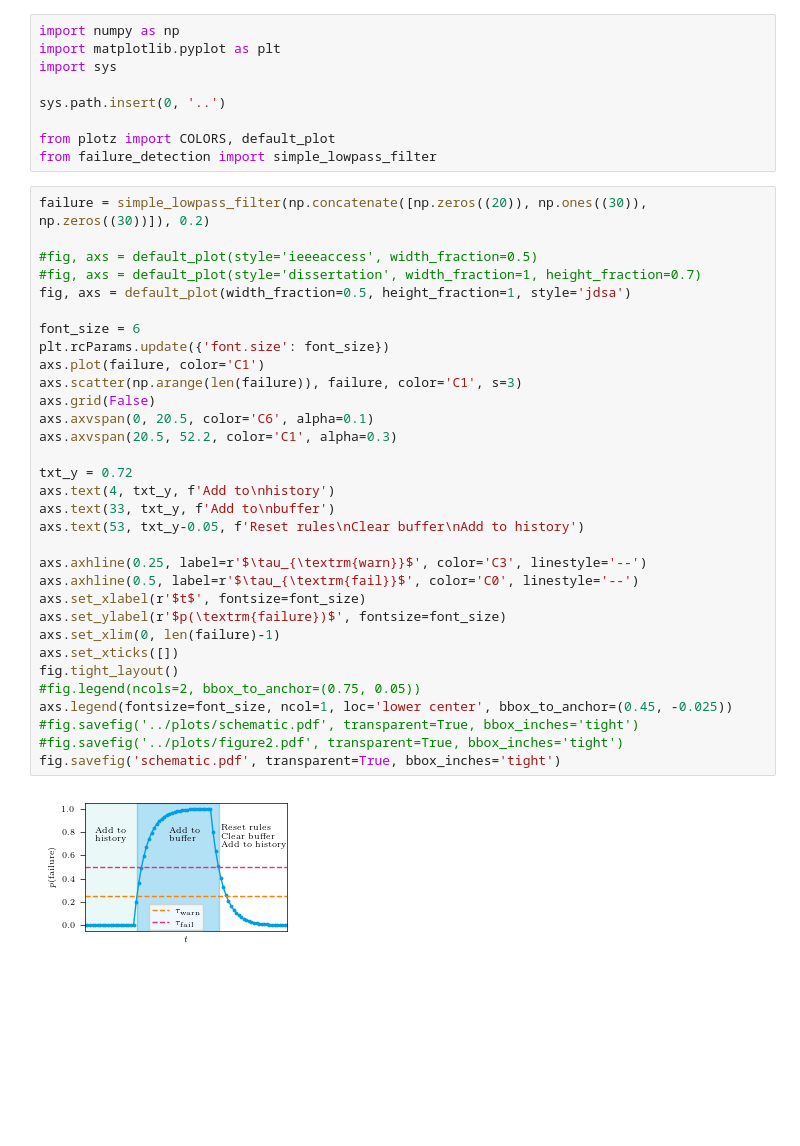
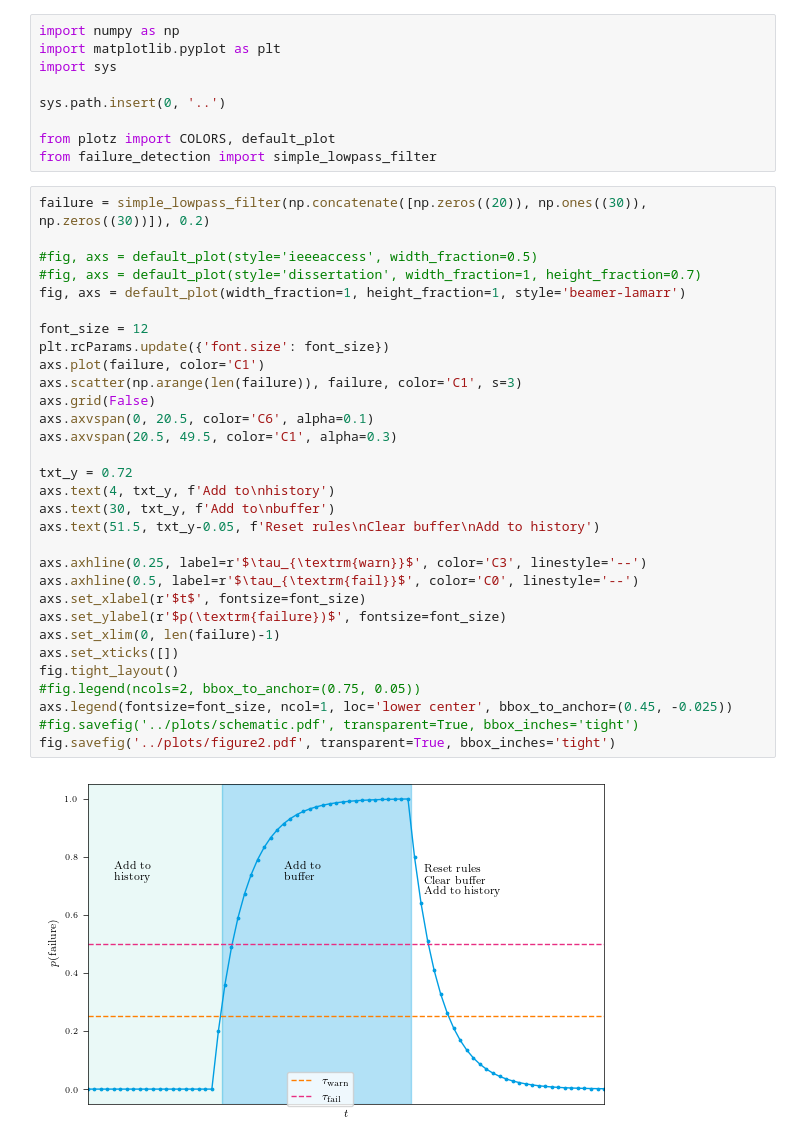
Before and after one commit to MatthiasJakobs/metro-xai, a Jupyter notebook: notebooks/algorithm_schematic.ipynb, the cells around one changed output. Cells and saved outputs as stored; diff of their text form; blank space fills up the shorter version.

```diff
--- a/notebooks/algorithm_schematic.ipynb
+++ b/notebooks/algorithm_schematic.ipynb
@@ -12,34 +12,33 @@ from failure_detection import simple_lowpass_filter
 # %%
 failure = simple_lowpass_filter(np.concatenate([np.zeros((20)), np.ones((30)), np.zeros((30))]), 0.2)
 
 #fig, axs = default_plot(style='ieeeaccess', width_fraction=0.5)
 #fig, axs = default_plot(style='dissertation', width_fraction=1, height_fraction=0.7)
-fig, axs = default_plot(width_fraction=0.5, height_fraction=1, style='jdsa')
+fig, axs = default_plot(width_fraction=1, height_fraction=1, style='beamer-lamarr')
 
-font_size = 6
+font_size = 12
 plt.rcParams.update({'font.size': font_size})
 axs.plot(failure, color='C1')
 axs.scatter(np.arange(len(failure)), failure, color='C1', s=3)
 axs.grid(False)
 axs.axvspan(0, 20.5, color='C6', alpha=0.1)
-axs.axvspan(20.5, 52.2, color='C1', alpha=0.3)
+axs.axvspan(20.5, 49.5, color='C1', alpha=0.3)
 
 txt_y = 0.72
 axs.text(4, txt_y, f'Add to\nhistory')
-axs.text(33, txt_y, f'Add to\nbuffer')
-axs.text(53, txt_y-0.05, f'Reset rules\nClear buffer\nAdd to history')
+axs.text(30, txt_y, f'Add to\nbuffer')
+axs.text(51.5, txt_y-0.05, f'Reset rules\nClear buffer\nAdd to history')
 
 axs.axhline(0.25, label=r'$\tau_{\textrm{warn}}$', color='C3', linestyle='--')
 axs.axhline(0.5, label=r'$\tau_{\textrm{fail}}$', color='C0', linestyle='--')
 axs.set_xlabel(r'$t$', fontsize=font_size)
 axs.set_ylabel(r'$p(\textrm{failure})$', fontsize=font_size)
 axs.set_xlim(0, len(failure)-1)
 axs.set_xticks([])
 fig.tight_layout()
 #fig.legend(ncols=2, bbox_to_anchor=(0.75, 0.05))
 axs.legend(fontsize=font_size, ncol=1, loc='lower center', bbox_to_anchor=(0.45, -0.025))
 #fig.savefig('../plots/schematic.pdf', transparent=True, bbox_inches='tight')
-#fig.savefig('../plots/figure2.pdf', transparent=True, bbox_inches='tight')
-fig.savefig('schematic.pdf', transparent=True, bbox_inches='tight')
+fig.savefig('../plots/figure2.pdf', transparent=True, bbox_inches='tight')
 # %% [output]
-[figure, old version]
+[figure, new version]
```
Also changed, not shown: 10 other files.
